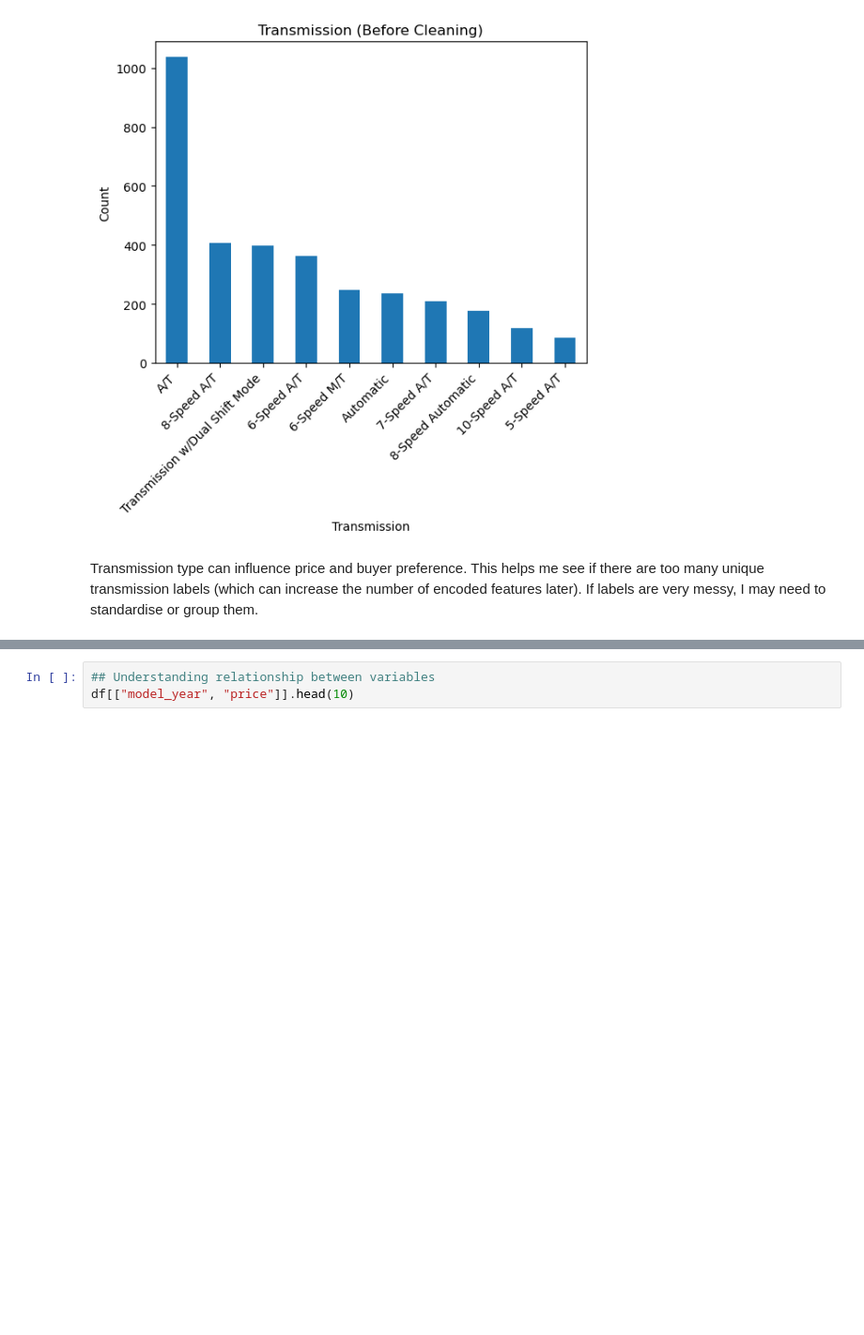
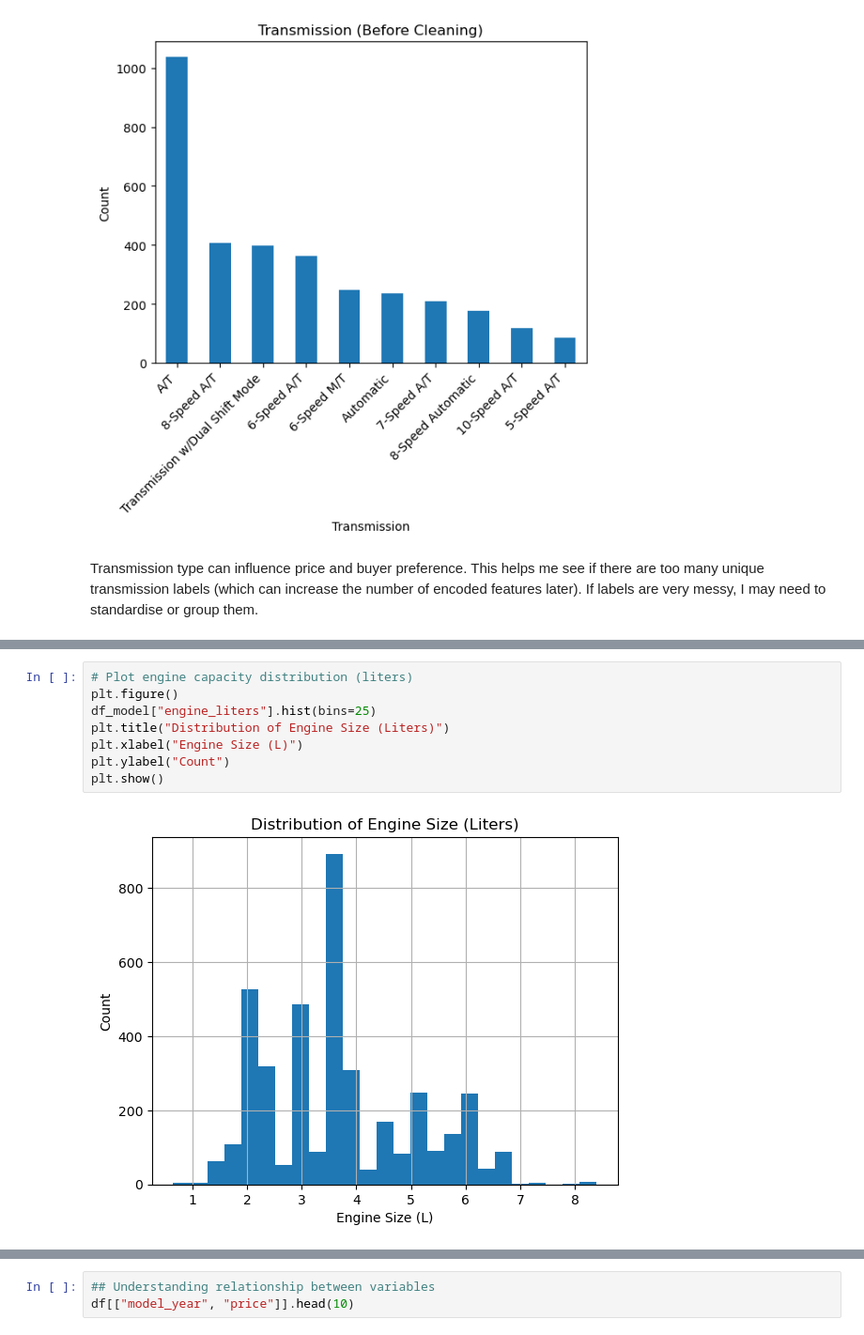
Before and after one commit to Amirul36/mldp-used-car-price, a Jupyter notebook: MLDP Program Codes Submission Template.ipynb, the cells around one changed output, grey strips where cells are left out. Shown at 94% size. Cells and saved outputs as stored; diff of their text form; blank space fills up the shorter version.

```diff
--- a/MLDP Program Codes Submission Template.ipynb
+++ b/MLDP Program Codes Submission Template.ipynb
@@ -287,0 +348,10 @@ Transmission type can influence price and buyer preference. This helps me see if
+# %%
+# Plot engine capacity distribution (liters)
+plt.figure()
+df_model["engine_liters"].hist(bins=25)
+plt.title("Distribution of Engine Size (Liters)")
+plt.xlabel("Engine Size (L)")
+plt.ylabel("Count")
+plt.show()
+# %% [output]
+[figure, added]
```
Also changed, not shown: parts of 51 cells of this notebook.
